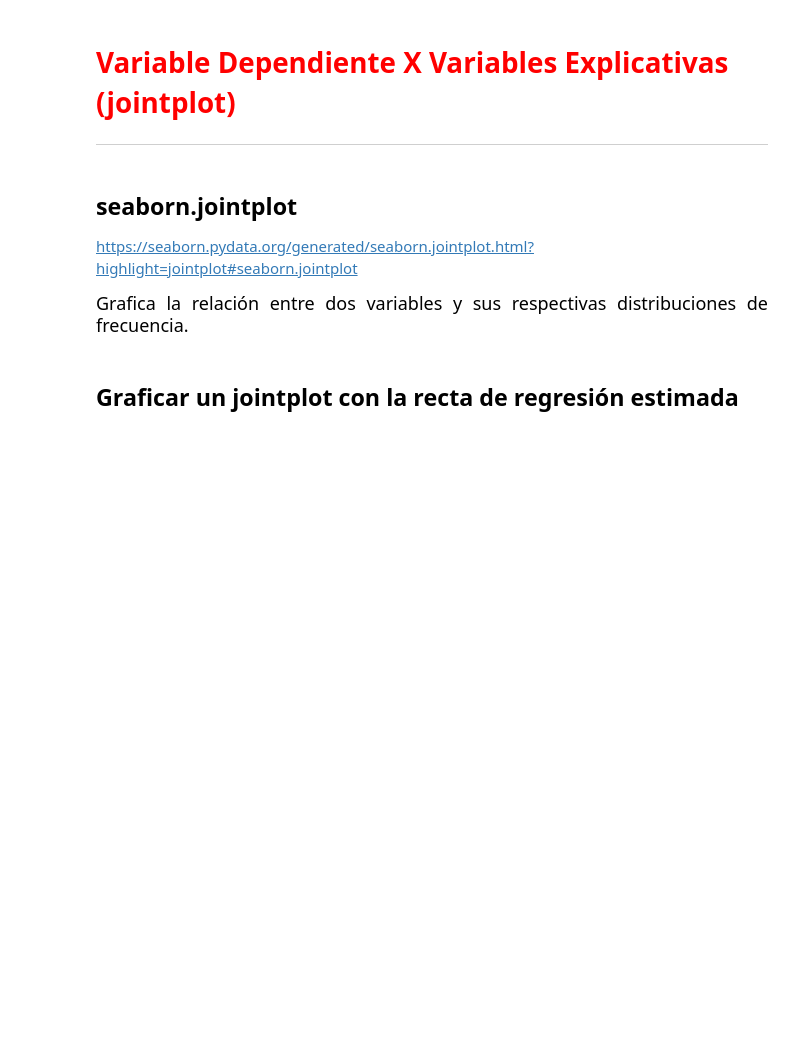
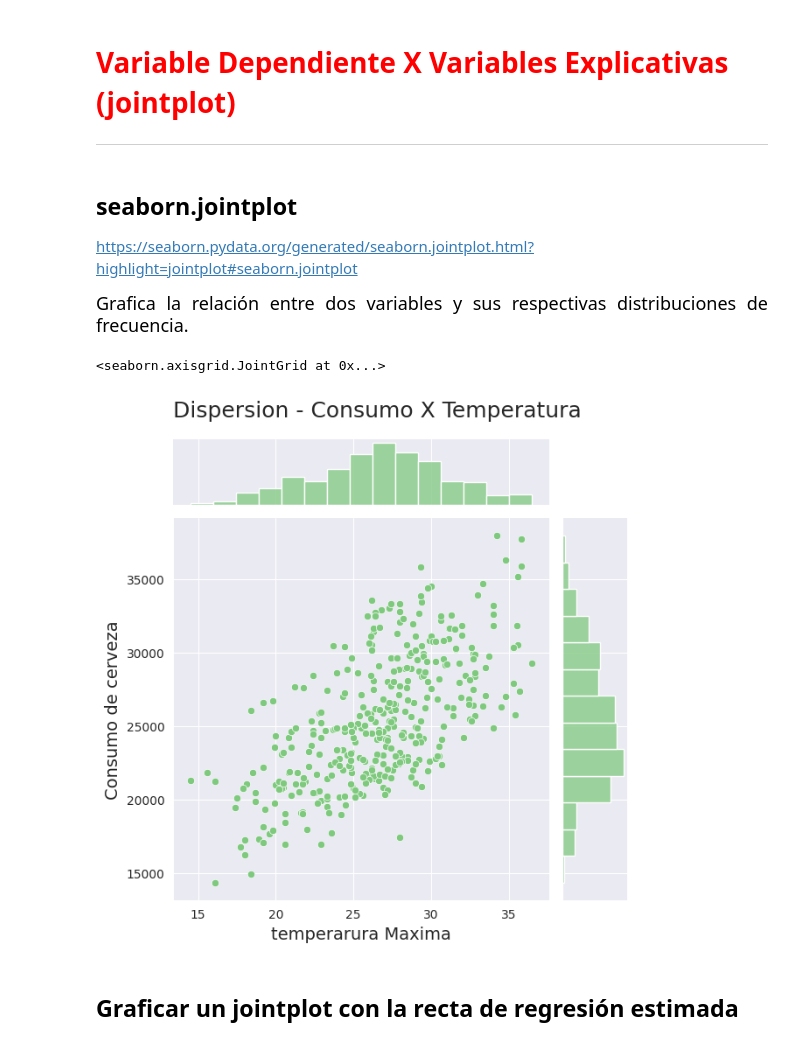
Before and after one commit to AdrianCPC/Profundizando_analisis_de_datos, a Jupyter notebook: Regresion_lineal.ipynb, the cells around one changed output. Saved outputs shown, nothing was run; the diff lists cells and outputs as text; code cells hidden in the pictures; blank space fills up the shorter version.

Commit message:
Dataset for data

```diff
--- a/Regresion_lineal.ipynb
+++ b/Regresion_lineal.ipynb
@@ -245,5 +263,12 @@ https://seaborn.pydata.org/generated/seaborn.pairplot.html?highlight=pairplot#se
 https://seaborn.pydata.org/generated/seaborn.jointplot.html?highlight=jointplot#seaborn.jointplot
 
 <p style='font-size: 18px; line-height: 2; margin: 10px 50px; text-align: justify;'>Grafica la relación entre dos variables y sus respectivas distribuciones de frecuencia.</p>
+# %%
+ax=sns.jointplot(x='temp_max', y='consumo', data=datos)
+ax.fig.suptitle('Dispersion - Consumo X Temperatura', fontsize=18, y=1.05)
+ax.set_axis_labels('temperarura Maxima', 'Consumo de cerveza', fontsize=14)
+# %% [output]
+<seaborn.axisgrid.JointGrid at 0x...>
+[figure, added]
 # %% [markdown]
 ## Graficar un jointplot con la recta de regresión estimada
```
Also changed, not shown: parts of 7 cells of this notebook.
